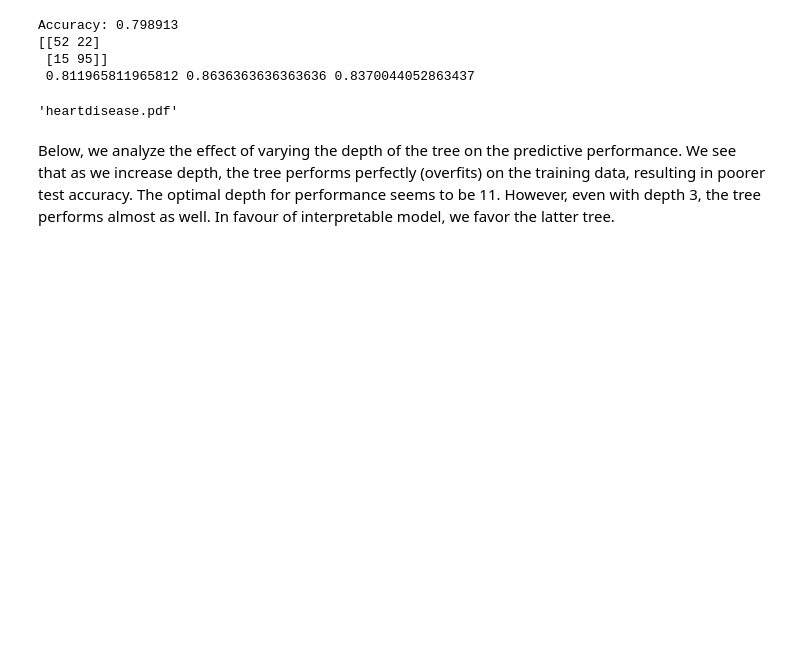
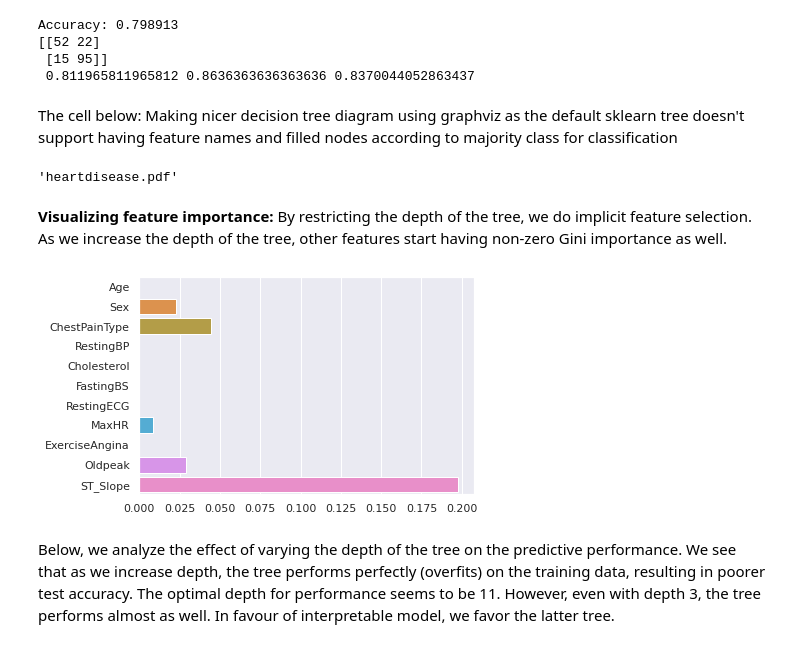
Before and after one commit to omkar-ethz/ml4hc-projects, a Jupyter notebook: final_submission_code/part_1.ipynb, the cells around one changed output. Drawn from its saved outputs; the diff is of its cells as text; code cells hidden in the pictures; blank space fills up the shorter version.

Commit message:
Visualize Gini importance of the features

```diff
--- a/final_submission_code/part_1.ipynb
+++ b/final_submission_code/part_1.ipynb
@@ -252,6 +252,8 @@ Accuracy: 0.798913
 [[52 22]
  [15 95]]
  0.811965811965812 0.8636363636363636 0.8370044052863437
+# %% [markdown]
+The cell below: Making nicer decision tree diagram using graphviz as the default sklearn tree doesn't support having feature names and filled nodes according to majority class for classification
 # %%
 import graphviz
 dot_data = tree.export_graphviz(clf, out_file=None,
@@ -261,6 +263,14 @@ graph = graphviz.Source(dot_data)
 graph.render("heartdisease")
 # %% [output]
 'heartdisease.pdf'
+# %% [markdown]
+**Visualizing feature importance:** By restricting the depth of the tree, we do implicit feature selection. As we increase the depth of the tree, other features start having non-zero Gini importance as well.
+# %%
+feature_gini_importance = clf.tree_.compute_feature_importances(normalize=False)
+# %%
+sns.barplot(y=data_frame.columns.to_numpy(), x=feature_gini_importance,orient='h').get_figure().savefig("1_3_gini_imp.pdf", bbox_inches='tight')
+# %% [output]
+[figure, added]
 # %% [markdown]
 Below, we analyze the effect of varying the depth of the tree on the predictive performance. We see that as we increase depth, the tree performs perfectly (overfits) on the training data, resulting in poorer test accuracy. The optimal depth for performance seems to be 11. However, even with depth 3, the tree performs almost as well. In favour of interpretable model, we favor the latter tree.
 # %%
```
Also changed, not shown: parts of 3 cells of this notebook.
